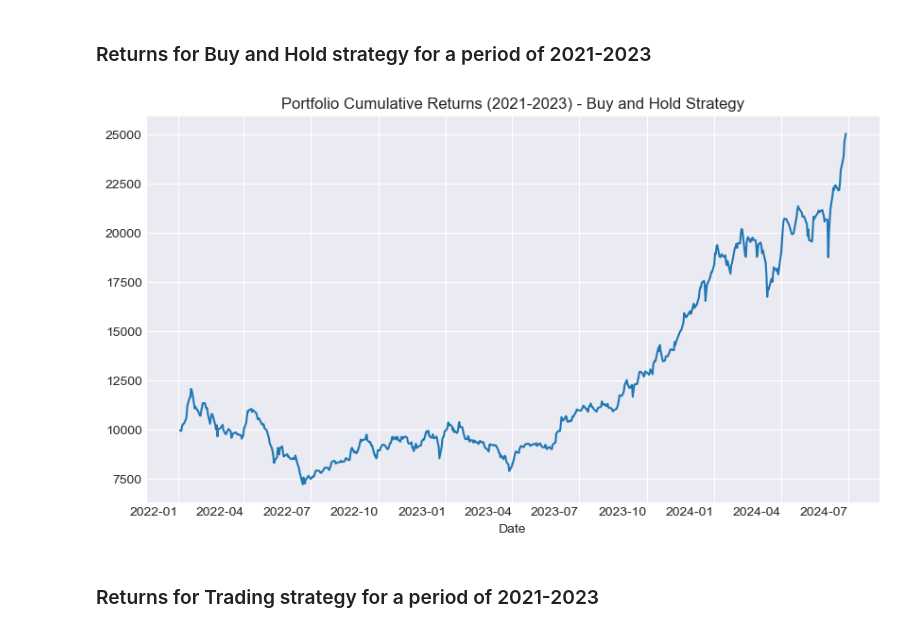
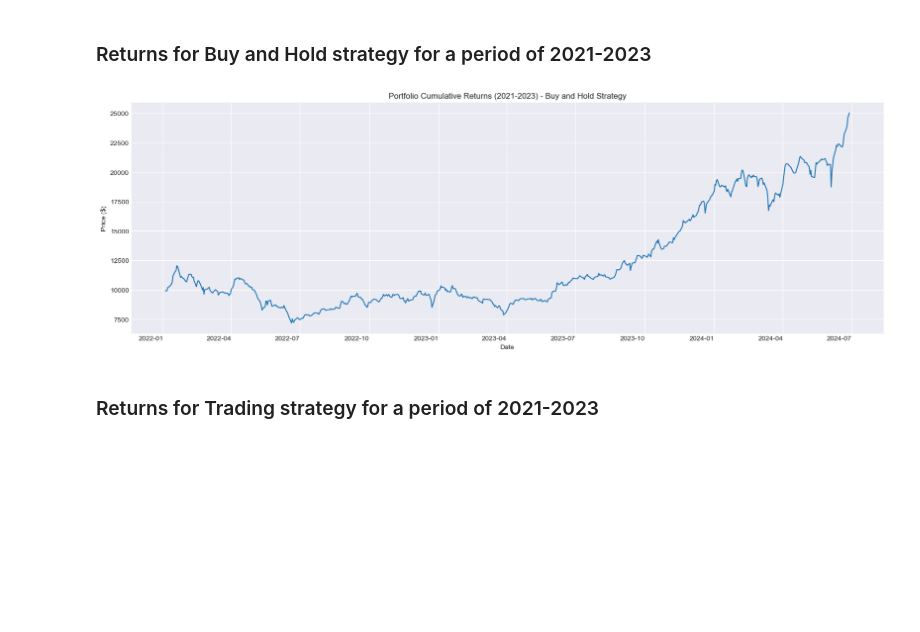
Before and after one commit to Vidya023/Coding-Research-Paper, a Jupyter notebook: 3.Pairs-Trading-Machine-Learning/project-part2.ipynb, the cells around one changed output. Saved outputs shown, nothing was run; the diff lists cells and outputs as text; code cells hidden in the pictures; blank space fills up the shorter version.

```diff
--- a/3.Pairs-Trading-Machine-Learning/project-part2.ipynb
+++ b/3.Pairs-Trading-Machine-Learning/project-part2.ipynb
@@ -172,18 +172,19 @@ test_df = data_test[final_tickers]
 # %%
 # Calculate daily returns for the period 2021-2023
 daily_returns_bnh = test_df.pct_change()
 initial_capital = 10000
 
 # Calculate portfolio returns using the optimized weights from 2015-2020
 portfolio_returns_bnh = daily_returns_bnh.dot(pd.Series(cleaned_weights))
 cumulative_returns_bnh = (1+portfolio_returns_bnh).cumprod()*initial_capital
 
 # Plot cumulative returns for the period 2021-2023
-cumulative_returns_bnh.plot(figsize=(10,6), title='Portfolio Cumulative Returns (2021-2023) - Buy and Hold Strategy')
+cumulative_returns_bnh.plot(figsize=(20,7), title='Portfolio Cumulative Returns (2021-2023) - Buy and Hold Strategy')
+plt.ylabel('Price ($)')
 plt.xticks(rotation=0)
 plt.show()
 # %% [output]
-[figure, old version]
+[figure, new version]
 # %% [markdown]
 ### Returns for Trading strategy for a period of 2021-2023
 # %% [markdown]
```
Also changed, not shown: parts of 5 cells of this notebook, 3 other files.
